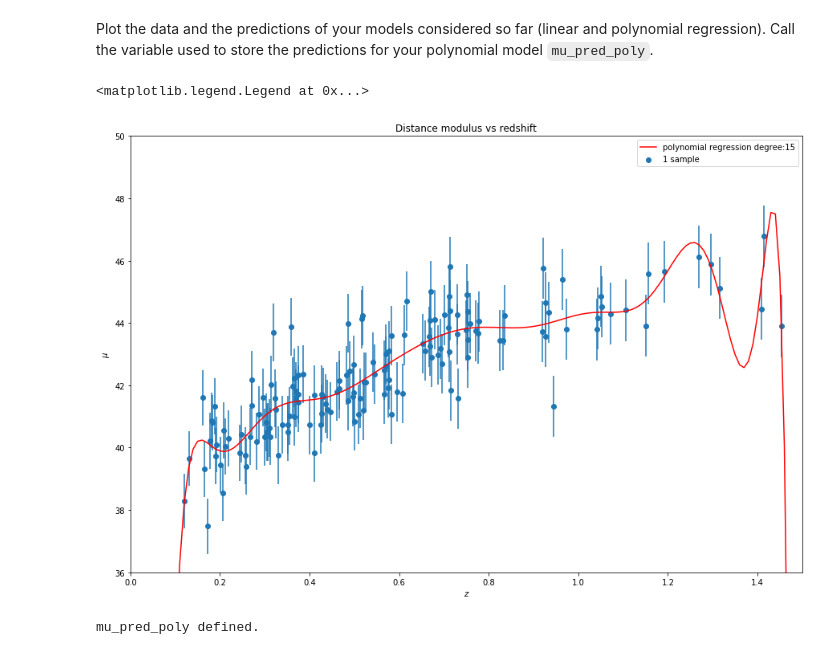
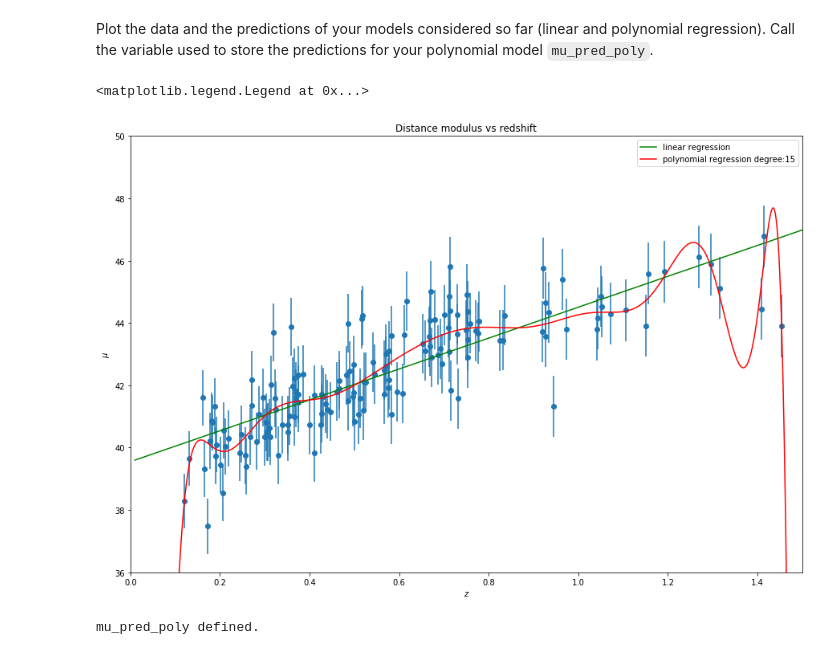
Before and after one commit to nishalad95/Machine_Learning_Big_Data, a Jupyter notebook: spce0038_coursework_NishaLad.ipynb, the cells around one changed output. Saved outputs shown, nothing was run; the diff lists cells and outputs as text; code cells hidden in the pictures.

```diff
--- a/spce0038_coursework_NishaLad.ipynb
+++ b/spce0038_coursework_NishaLad.ipynb
@@ -195,8 +194,8 @@ def predict_lin_reg(theta, x):
 # %% [markdown]
 Predict the distance modulus for a range of redshift values between 0.01 and 1.5 and plot the predicted curve overlayed on data (make a new plot; do not revise the plot above).  Call the variable used to store the predictions for your polynomial model `mu_pred_lin`.
 # %%
-# z = np.linspace(0.01, 1.5, 1000)
-z = np.linspace(0.01, 1.5, 150)
+z = np.linspace(0.01, 1.5, 1000)
+# z = np.linspace(0.01, 1.5, 150)
 plot_dist_mod()
 # YOUR CODE HERE
 theta = compute_theta_lin_reg(z_sample, mu_sample)
@@ -213,11 +212,3 @@ assert mu_pred_lin.shape == (len(z),)
 mu_pred_lin defined.
 # %% [markdown]
 Solve for the parameters $\theta$ using Scikit-Learn.
-# %%
-from sklearn.linear_model import LinearRegression
-lin_reg = LinearRegression()
-# YOUR CODE HERE
-z_sample_b = np.c_[np.ones((len(z_sample), 1)), z_sample] # add x0 = 1 to each instance
-lin_reg.fit(z_sample_b, mu_sample)
-# z_new = np.c_[np.ones((len(z), 1)), z] # add x0 = 1 to each instance
-# lin_reg.predict(z_new)
@@ -225,0 +215,5 @@ LinearRegression(copy_X=True, fit_intercept=True, n_jobs=None, normalize=False)
+# %%
+from sklearn.linear_model import LinearRegression
+lin_reg = LinearRegression()
+# YOUR CODE HERE
+lin_reg.fit(z_sample.reshape(-1, 1), mu_sample)
@@ -238,7 +234,7 @@ def compute_poly_features(degree, bias):
     # Return polynomial features of samples and class
     # YOUR CODE HERE
     poly_features = PolynomialFeatures(degree=degree, include_bias=bias)
-    z_sample_poly = poly_features.fit_transform(z_sample.reshape(len(z_sample), 1))
+    z_sample_poly = poly_features.fit_transform(z_sample.reshape(-1, 1))
     return z_sample_poly, poly_features
 z_sample_poly, poly_features = compute_poly_features(degree, bias)
 # Train model
@@ -257,15 +253,16 @@ lin_reg_poly defined.
 Plot the data and the predictions of your models considered so far (linear and polynomial regression).  Call the variable used to store the predictions for your polynomial model `mu_pred_poly`.
 # %%
 # YOUR CODE HERE
-z_new = z.reshape(len(z), 1)
+z_new = z.reshape(-1, 1)
 z_new_poly = poly_features.transform(z_new)
 mu_pred_poly = lin_reg_poly.predict(z_new_poly)
 plot_dist_mod()
+plt.plot(z_new, mu_pred_lin, "g-", label='linear regression')
 plt.plot(z_new, mu_pred_poly, "r-", label='polynomial regression degree:' + str(degree))
 plt.legend()
 # %% [output]
 <matplotlib.legend.Legend at 0x...>
-[figure, old version]
+[figure, new version]
 # %%
 check_var_defined('mu_pred_poly')
 assert mu_pred_poly.shape == (len(z),)
```
Also changed, not shown: parts of 33 cells of this notebook.
